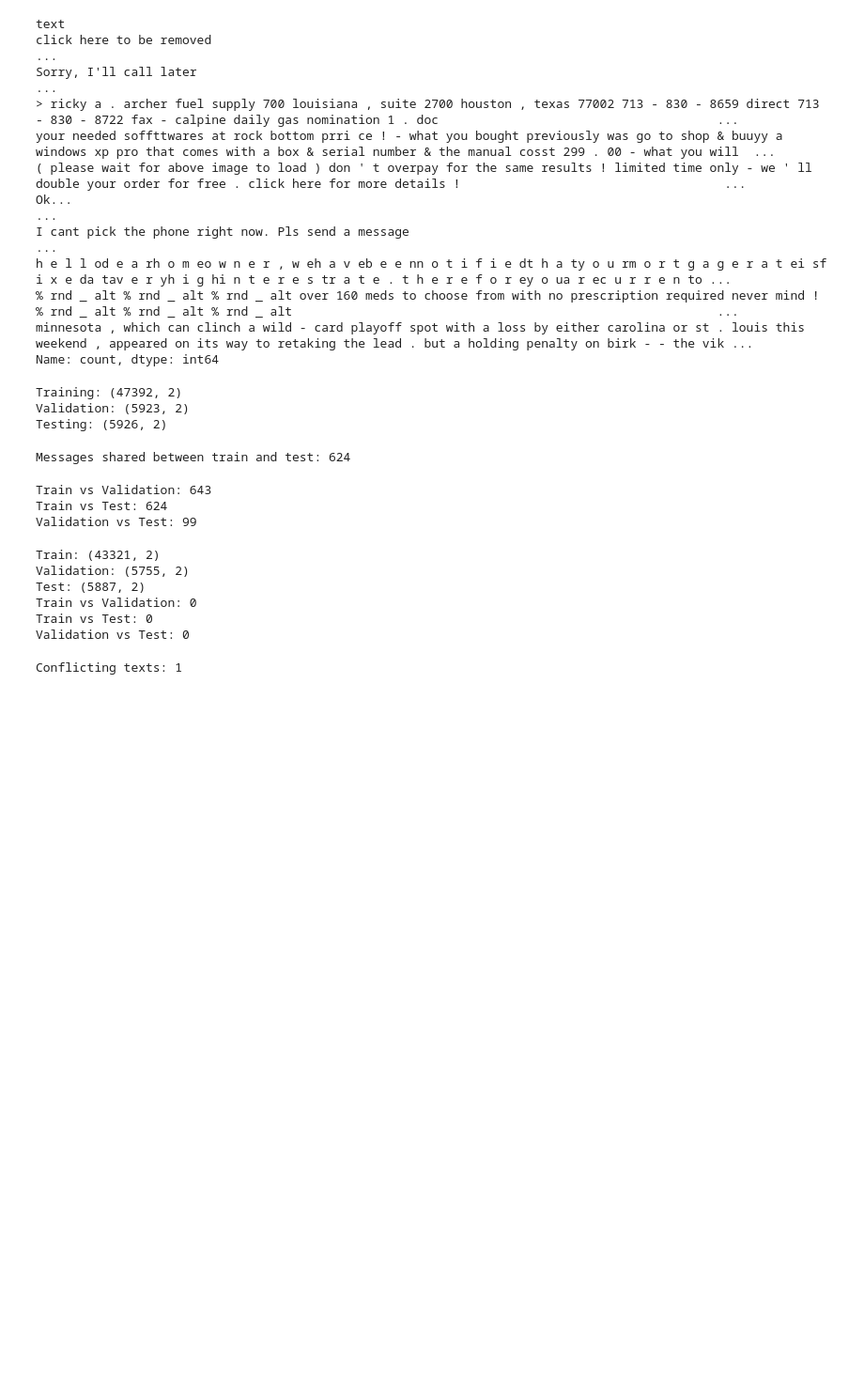
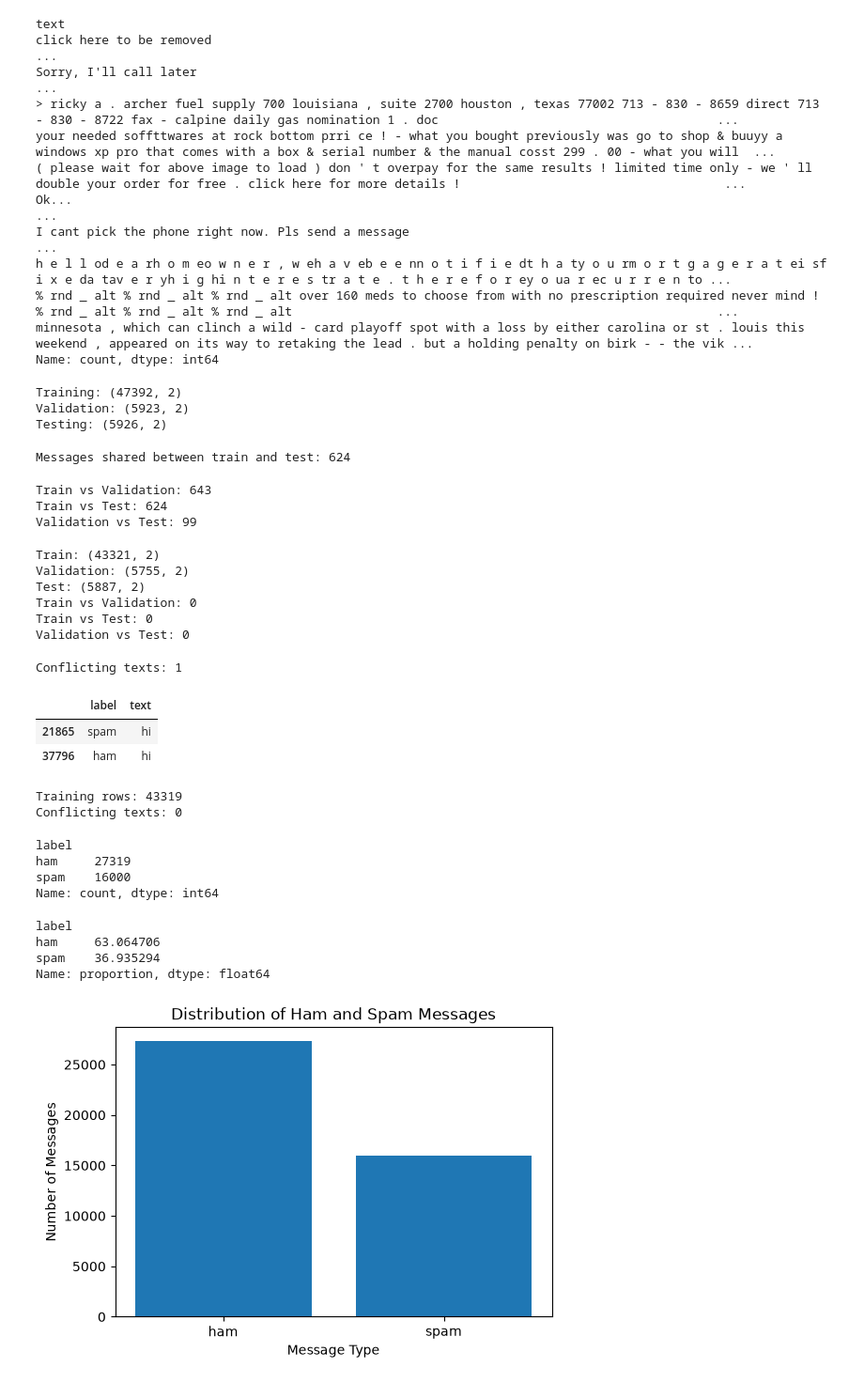
Before and after one commit to Ridwan805/spam-message-detection-ml, a Jupyter notebook: notebooks/spam_detection.ipynb, the cells around one changed output. Shown at 94% size. Drawn from its saved outputs; the diff is of its cells as text; code cells hidden in the pictures; blank space fills up the shorter version.

Commit message:
Complete data cleaning and exploratory data analysis

```diff
--- a/notebooks/spam_detection.ipynb
+++ b/notebooks/spam_detection.ipynb
@@ -210,3 +210,56 @@ conflicts = train_clean.groupby("text")["label"].nunique()
 print("Conflicting texts:", (conflicts > 1).sum())
 # %% [output]
 Conflicting texts: 1
+# %%
+conflicts = train_clean.groupby("text")["label"].nunique()
+
+conflicting_texts = conflicts[conflicts > 1].index
+
+train_clean[train_clean["text"].isin(conflicting_texts)]
+# %% [output]
+|  | label | text |
+| 21865 | spam | hi |
+| 37796 | ham | hi |
+# %%
+train_clean = train_clean[
+    ~train_clean["text"].isin(conflicting_texts)
+].reset_index(drop=True)
+# %%
+print("Training rows:", len(train_clean))
+
+conflicts = train_clean.groupby("text")["label"].nunique()
+
+print("Conflicting texts:", (conflicts > 1).sum())
+# %% [output]
+Training rows: 43319
+Conflicting texts: 0
+# %%
+train_clean["label"].value_counts()
+# %% [output]
+label
+ham     27319
+spam    16000
+Name: count, dtype: int64
+# %%
+train_clean["label"].value_counts(normalize=True) * 100
+# %% [output]
+label
+ham     63.064706
+spam    36.935294
+Name: proportion, dtype: float64
+# %%
+import matplotlib.pyplot as plt
+
+label_counts = train_clean["label"].value_counts()
+
+plt.figure(figsize=(6, 4))
+
+plt.bar(label_counts.index, label_counts.values)
+
+plt.xlabel("Message Type")
+plt.ylabel("Number of Messages")
+plt.title("Distribution of Ham and Spam Messages")
+
+plt.show()
+# %% [output]
+[figure, added]
```
Also changed, not shown: parts of 4 cells of this notebook.
